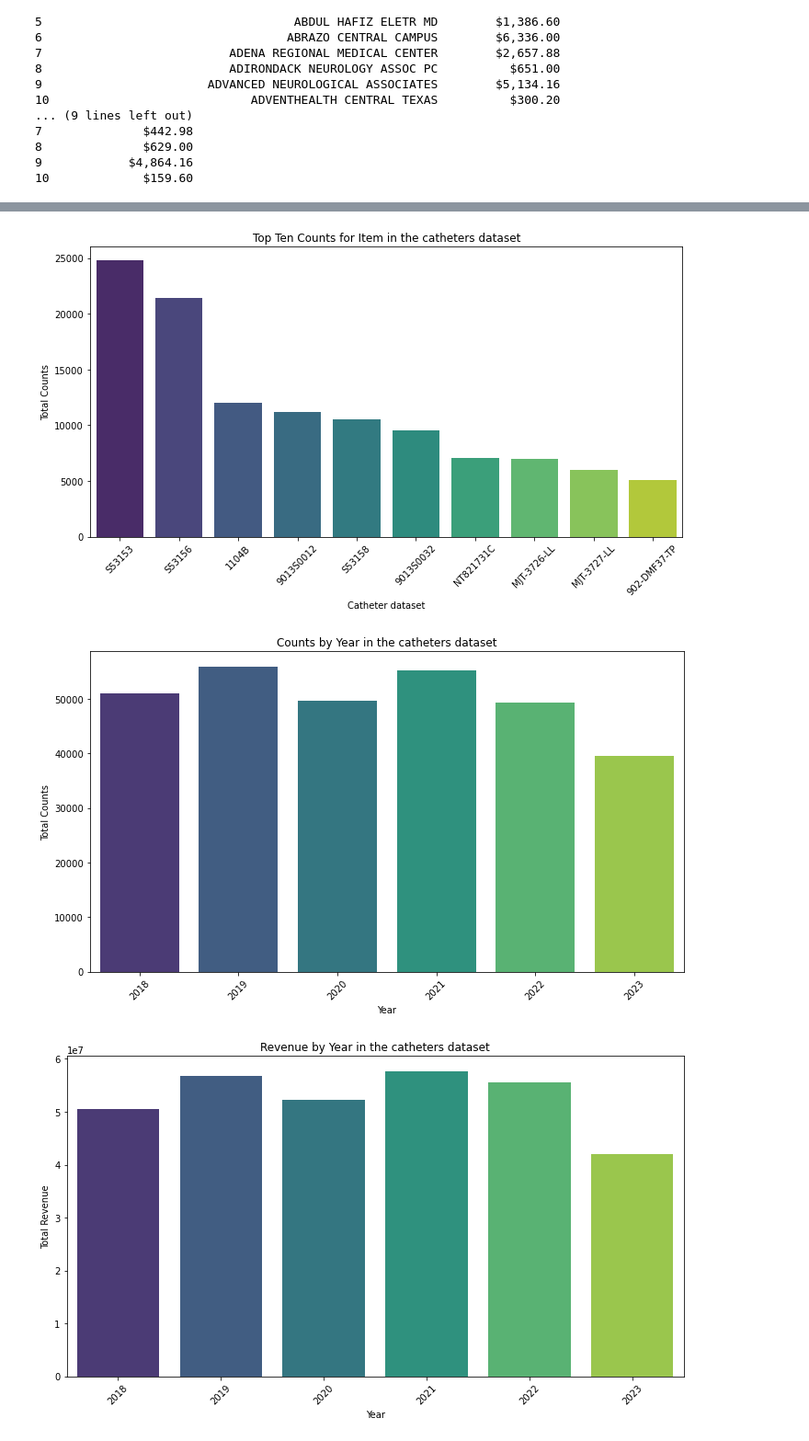
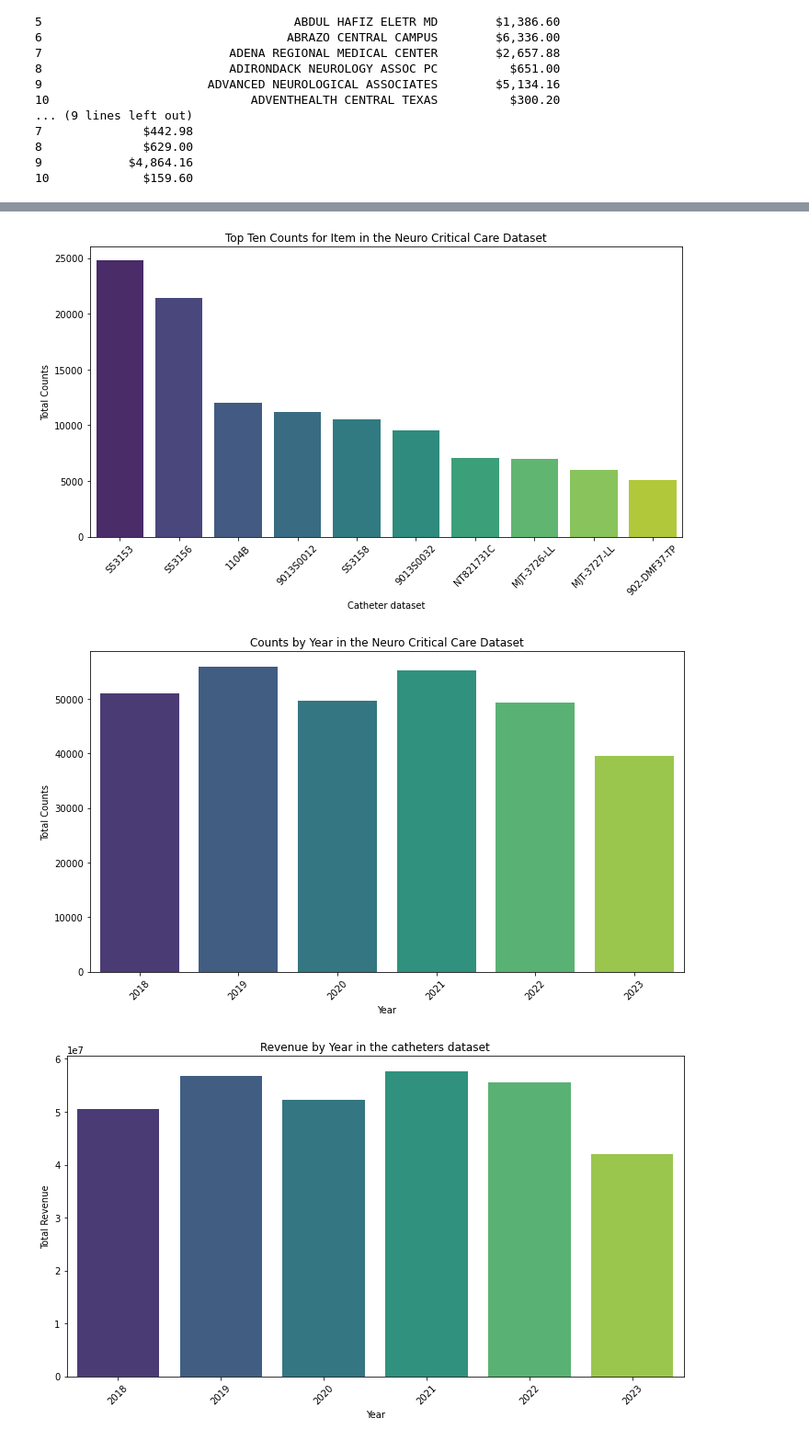
Before and after one commit to mrhanson1/Capstone, a Jupyter notebook: data_analysis (2).ipynb, the cells around one changed output, grey strips where cells are left out. Shown at 92% size. Saved outputs shown, nothing was run; the diff lists cells and outputs as text; code cells hidden in the pictures.

```diff
--- a/data_analysis (2).ipynb
+++ b/data_analysis (2).ipynb
@@ -1557,27 +1584,27 @@ plt.show()
 # %%
 import pandas as pd
 import seaborn as sns
 import matplotlib.pyplot as plt
 
 counts = df['item'].value_counts()
 
 # Get the top ten counts
 top_ten = counts.head(10).reset_index()
 
 # Rename columns for better representation in the plot
 top_ten.columns = ['Categories', 'Counts']
 
 # Plotting using Seaborn
 plt.figure(figsize=(10, 6))
 sns.barplot(x='Categories', y='Counts', data=top_ten, palette='viridis')
-plt.title('Top Ten Counts for Item in the catheters dataset')
+plt.title('Top Ten Counts for Item in the Neuro Critical Care Dataset')
 plt.xlabel('Catheter dataset')
 plt.ylabel('Total Counts')
 plt.xticks(rotation=45)  # Rotate x-labels for better readability
 plt.tight_layout()
 plt.show()
 # %% [output]
-[figure, old version]
+[figure, new version]
 # %%
 import pandas as pd
 import seaborn as sns
@@ -1589,14 +1616,14 @@ counts_by_year.columns = ['Year', 'Counts']
 # Plotting counts by year using Seaborn
 plt.figure(figsize=(10, 6))
 sns.barplot(x='Year', y='Counts', data=counts_by_year, palette='viridis')
-plt.title('Counts by Year in the catheters dataset')
+plt.title('Counts by Year in the Neuro Critical Care Dataset')
 plt.xlabel('Year')
 plt.ylabel('Total Counts')
 plt.xticks(rotation=45)  # Rotate x-labels for better readability
 plt.tight_layout()
 plt.show()
 # %% [output]
-[figure, old version]
+[figure, new version]
 # %%
 import pandas as pd
 import seaborn as sns
```
Also changed, not shown: parts of 18 cells of this notebook.
